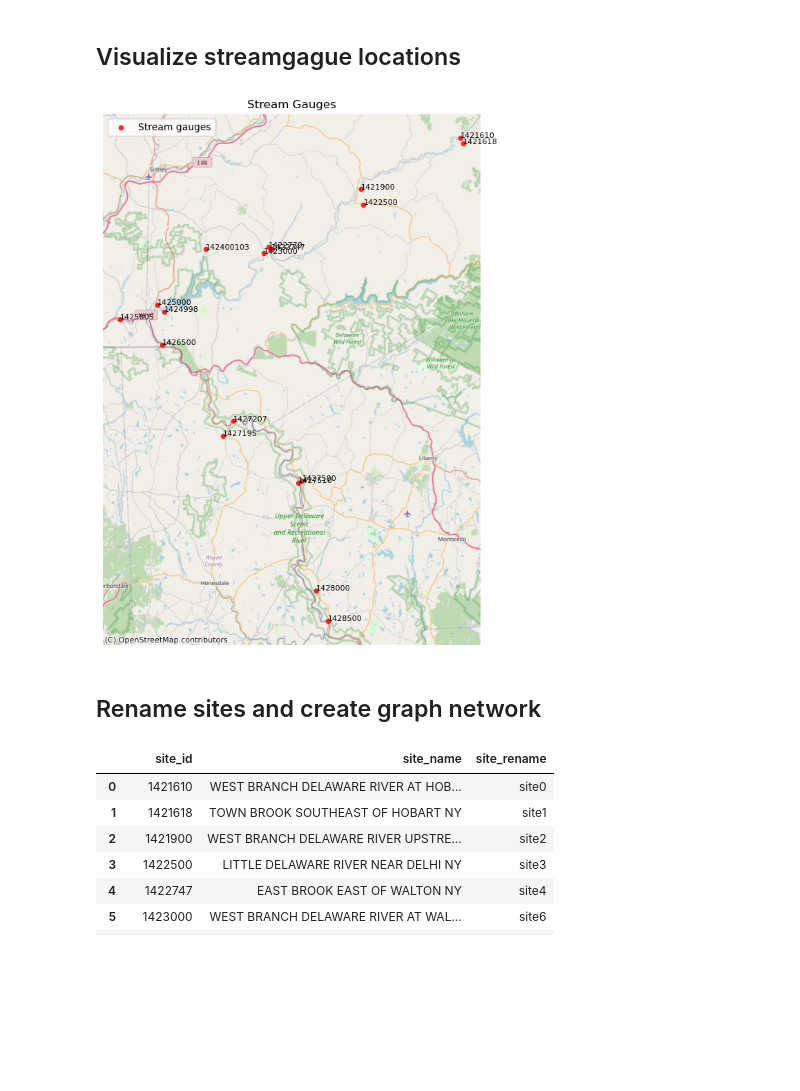
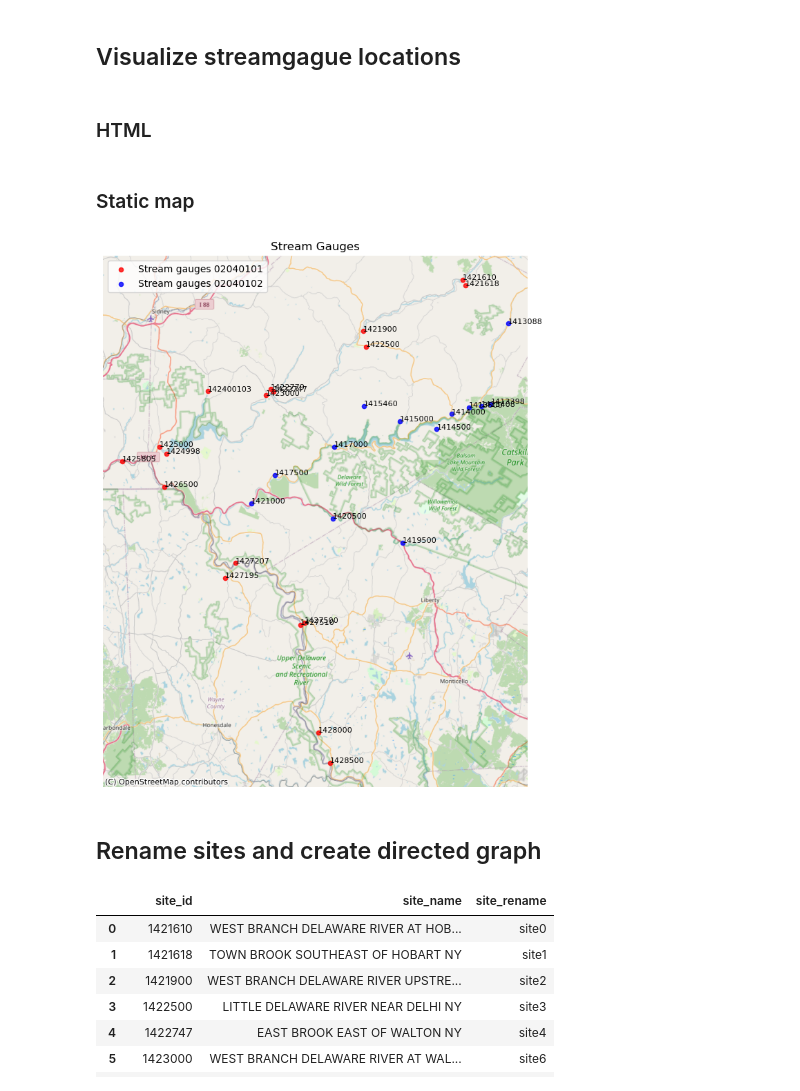
Before and after one commit to LouisaPawusch/CEE520-StreamflowGraphLearning, a Jupyter notebook: src/02_Generate_Graph/generate_graph.ipynb, the cells around one changed output. Cells and saved outputs as stored; diff of their text form; code cells hidden in the pictures; blank space fills up the shorter version.

Commit message:
Added second subbasin to graph

```diff
--- a/src/02_Generate_Graph/generate_graph.ipynb
+++ b/src/02_Generate_Graph/generate_graph.ipynb
@@ -11,2 +10,18 @@ import contextily as cx
 # %% [markdown]
 ## Visualize streamgague locations
+# %%
+DATA_DIR = os.path.abspath(os.path.join(os.getcwd(), "../../data/clean/"))
+
+metadata_01 = pd.read_csv(os.path.join(DATA_DIR, "streamflow_wy2022_metadata_02040101.csv"))
+metadata_02 = pd.read_csv(os.path.join(DATA_DIR, "streamflow_wy2022_metadata_02040102.csv"))
+
+# --- Create geometry from lat/lon ---
+geometry01 = gpd.points_from_xy(metadata_01["longitude"], metadata_01["latitude"])
+geometry02 = gpd.points_from_xy(metadata_02["longitude"], metadata_02["latitude"])
+
+gdf01 = gpd.GeoDataFrame(metadata_01, geometry=geometry01, crs="EPSG:4326")
+gdf02 = gpd.GeoDataFrame(metadata_02, geometry=geometry02, crs="EPSG:4326")
+
+gdf = pd.concat([gdf01, gdf02])
+# %% [markdown]
+### HTML
@@ -13,38 +74,45 @@ import contextily as cx
+# %% [markdown]
+### Static map
 # %%
-DATA_DIR = os.path.abspath(os.path.join(os.getcwd(), "../../data/clean/"))
-
-metadata = pd.read_csv(os.path.join(DATA_DIR, "streamflow_wy2022_metadata_02040101.csv"))
-
-# --- Create geometry from lat/lon ---
-geometry = gpd.points_from_xy(metadata["longitude"], metadata["latitude"])
-gdf = gpd.GeoDataFrame(metadata, geometry=geometry,crs="EPSG:4326")
 
 # --- Convert to Web Mercator for basemap ---
 gdf = gdf.to_crs(epsg=3857)
+gdf01 = gdf01.to_crs(epsg=3857)
+gdf02 = gdf02.to_crs(epsg=3857)
+
 
 # --- Plot ---
 fig, ax = plt.subplots(figsize=(10,10))
 
-gdf.plot(
+gdf01.plot(
     ax=ax,
     color="red",
     markersize=20,
     alpha=0.8,
-    label="Stream gauges"
+    label="Stream gauges 02040101"
 )
+
+gdf02.plot(
+    ax=ax,
+    color="blue",
+    markersize=20,
+    alpha=0.8,
+    label="Stream gauges 02040102"
+)
+
 
 # Add basemap
 cx.add_basemap(ax, source=cx.providers.OpenStreetMap.Mapnik)
 
 ax.set_axis_off()
 ax.legend(loc="upper left")
 # Add labels
 for x, y, label in zip(gdf.geometry.x, gdf.geometry.y, gdf["site_id"]):
     ax.text(x, y, str(label),fontsize=8)
 
 plt.title("Stream Gauges")
 plt.show()
 # %% [output]
-[figure, old version]
+[figure, new version]
 # %% [markdown]
-## Rename sites and create graph network
+## Rename sites and create directed graph
```
Also changed, not shown: parts of 12 cells of this notebook.
